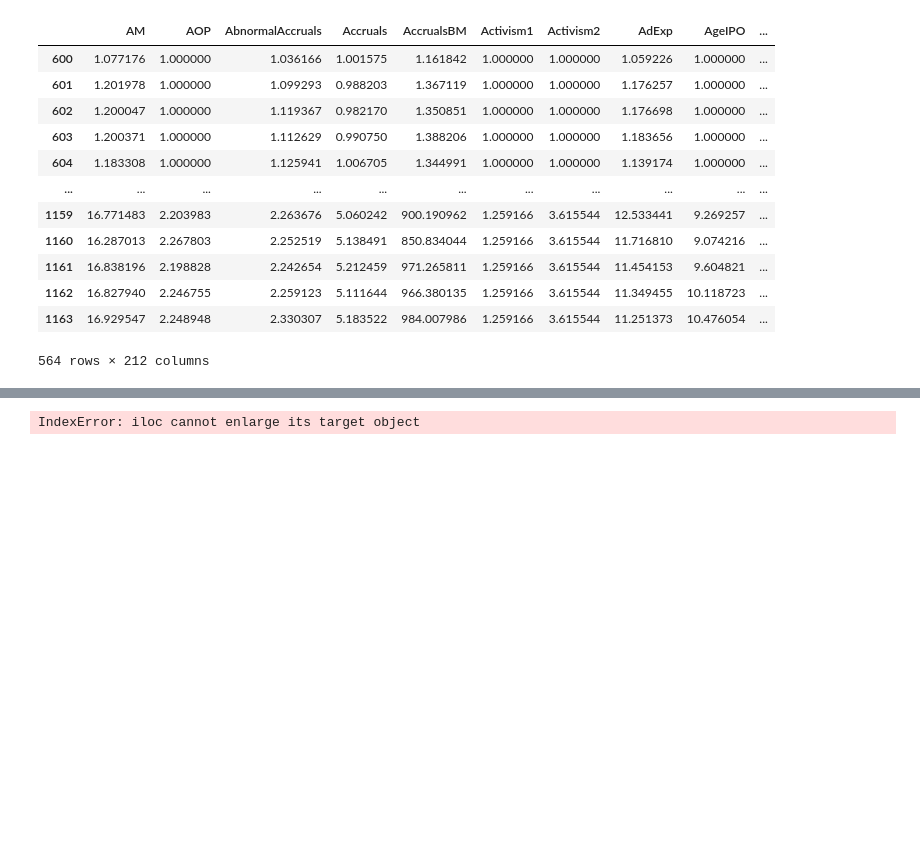
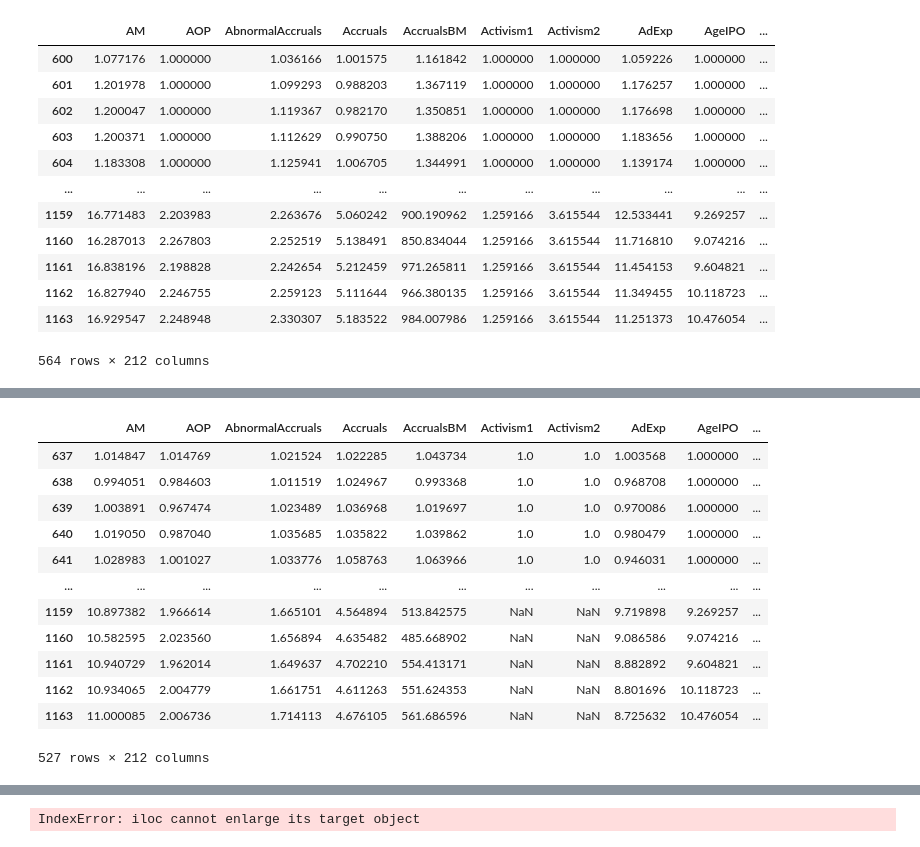
Before and after one commit to Raymondli073/Factor_timing, a Jupyter notebook: factor_timing_strat.ipynb, the cells around one changed output, grey strips where cells are left out. Drawn from its saved outputs; the diff is of its cells as text; code cells hidden in the pictures; blank space fills up the shorter version.

```diff
--- a/factor_timing_strat.ipynb
+++ b/factor_timing_strat.ipynb
@@ -89,2 +89,32 @@ df_signal
 | 515 | 0 | 0 | 0 | 0 | 1 | 0 | 0 | 0 | 0 | ... |
 516 rows × 212 columns
+# %%
+# factor momentum strategy
+
+df0 = pd.read_csv('/Users/raymondli/Desktop/PredictorLSretWide.csv')
+df0 = df0.iloc[600+37:]
+date = df0['date']
+df0 = df0.drop(columns='date')
+df0 = df0.interpolate(limit=10)
+
+df_cum0 = (1+df0/100).cumprod()
+df_cum01 = df_cum0.iloc[:350,:]
+df_cum02 = df_cum0.iloc[350:,:]
+df_cum01 = df_cum01.fillna(1)
+df_cum02 = df_cum02.fillna(method='ffill')
+df_cum0 = pd.concat([df_cum01,df_cum02])
+df_cum0
+# %% [output]
+|  | AM | AOP | AbnormalAccruals | Accruals | AccrualsBM | Activism1 | Activism2 | AdExp | AgeIPO | ... |
+| 637 | 1.014847 | 1.014769 | 1.021524 | 1.022285 | 1.043734 | 1.0 | 1.0 | 1.003568 | 1.000000 | ... |
+| 638 | 0.994051 | 0.984603 | 1.011519 | 1.024967 | 0.993368 | 1.0 | 1.0 | 0.968708 | 1.000000 | ... |
+| 639 | 1.003891 | 0.967474 | 1.023489 | 1.036968 | 1.019697 | 1.0 | 1.0 | 0.970086 | 1.000000 | ... |
+| 640 | 1.019050 | 0.987040 | 1.035685 | 1.035822 | 1.039862 | 1.0 | 1.0 | 0.980479 | 1.000000 | ... |
+| 641 | 1.028983 | 1.001027 | 1.033776 | 1.058763 | 1.063966 | 1.0 | 1.0 | 0.946031 | 1.000000 | ... |
+| ... | ... | ... | ... | ... | ... | ... | ... | ... | ... | ... |
+| 1159 | 10.897382 | 1.966614 | 1.665101 | 4.564894 | 513.842575 | NaN | NaN | 9.719898 | 9.269257 | ... |
+| 1160 | 10.582595 | 2.023560 | 1.656894 | 4.635482 | 485.668902 | NaN | NaN | 9.086586 | 9.074216 | ... |
+| 1161 | 10.940729 | 1.962014 | 1.649637 | 4.702210 | 554.413171 | NaN | NaN | 8.882892 | 9.604821 | ... |
+| 1162 | 10.934065 | 2.004779 | 1.661751 | 4.611263 | 551.624353 | NaN | NaN | 8.801696 | 10.118723 | ... |
+| 1163 | 11.000085 | 2.006736 | 1.714113 | 4.676105 | 561.686596 | NaN | NaN | 8.725632 | 10.476054 | ... |
+527 rows × 212 columns
```
Also changed, not shown: parts of 12 cells of this notebook.
